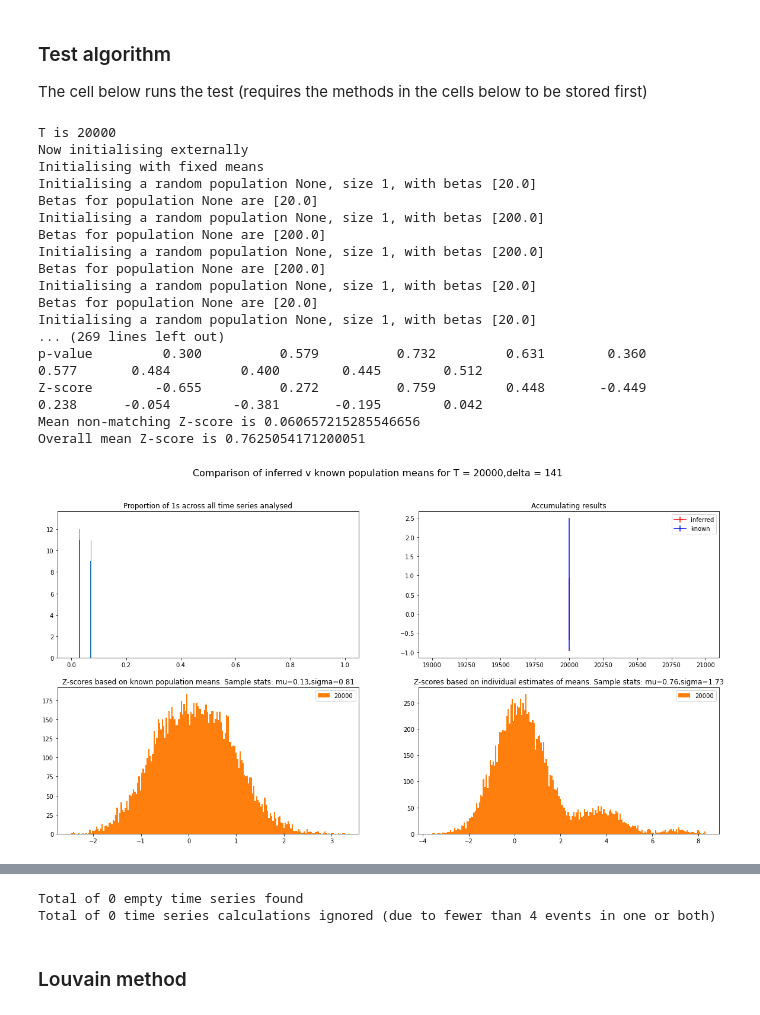
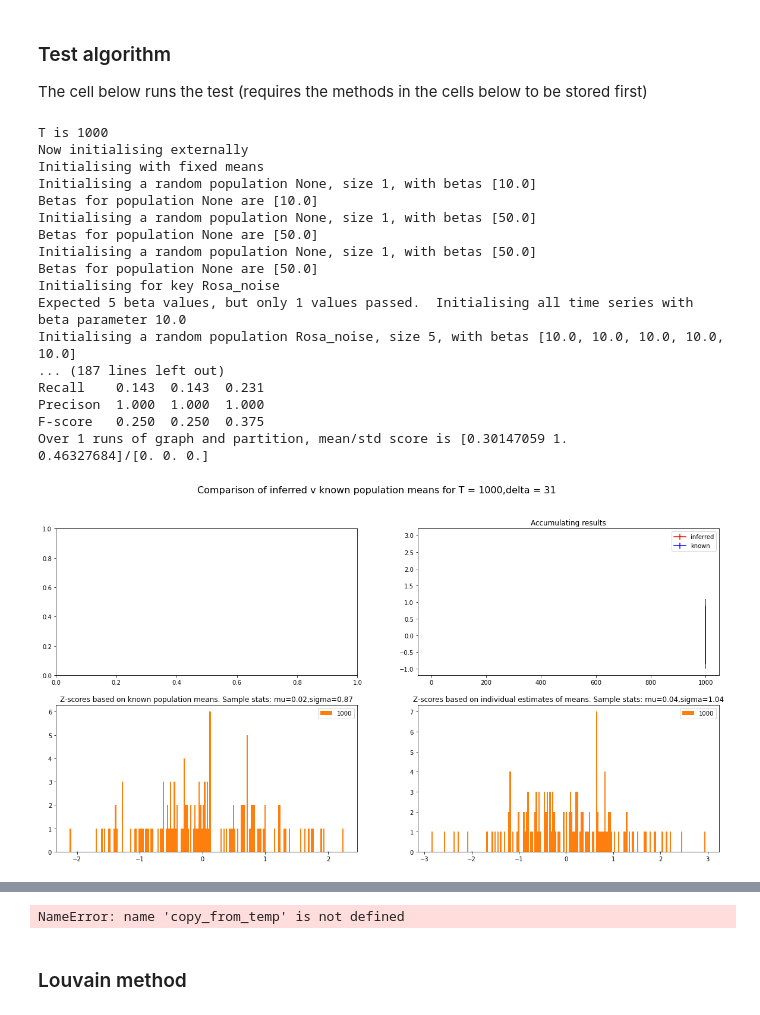
Before and after one commit to owenldennis/Tweet-timings, a Jupyter notebook: src/Tweet_project_tests.ipynb, the cells around one changed output, grey strips where cells are left out. Drawn from its saved outputs; the diff is of its cells as text; code cells hidden in the pictures.

Commit message:
streamlining_correlations_working

```diff
--- a/src/Tweet_project_tests.ipynb
+++ b/src/Tweet_project_tests.ipynb
@@ -8,9 +8,12 @@ The cell below runs the test (requires the methods in the cells below to be stor
 # %%
 import pointwise_correlation as pc
 import time_series_correlation as tc
+import testing_and_analysis_func as analysis_func
 import numpy as np
 import matplotlib.pyplot as plt
 import pandas as pd
+import os
+import shutil
 plt.rcParams['figure.figsize']=[20,10]
 
 pc.SHORT_TIME_SERIES_Z_SCORES = []
@@ -32,15 +35,18 @@ params_dict = {
                     }
 
 
-lengths=[20000]  # Which lengths of time series to run the algorithm for
+lengths=[1000]  # Which lengths of time series to run the algorithm for.  Only results from the final entry will be stored in TEMP directory
 
-multiple_population_params['Time series length']=lengths
+copy_results_out_of_temp_dir=True
 # if combining multiple populations, these are the parameters for initialising.
-multiple_population_params={'clusters':5,'mean lag range' : [10,40],'event probability range':[0.005,0.05],
-                            'noise scaling' : 5,'pop_sizes':[20,50]}
+multiple_population_params={'clusters':3,'pop_sizes':[5,7,10],
+                            'mean lag range' : [2,int(np.sqrt(lengths[-1])/2)],
+                            'event probability range':[100/lengths[-1],0.02],
+                            'noise scaling' : 5}
+multiple_population_params['Time series length']=lengths[-1]
 multiple_population_params['use fixed means']=params_dict['Use fixed means for setup']
 # if method for re-clustering=None then  community detection analysis will not be performed.  Other options are 'greedy_Louvain'
-multiple_population_params['method for re-clustering']=None#'greedy_Louvain'
+multiple_population_params['method for re-clustering']='greedy Louvain'
 
 
 
@@ -52,47 +58,54 @@ multiple_population_params['method for re-clustering']=None#'greedy_Louvain'
 #multiple_population_params['Method to interpret prob ranges']='no interpretation' # this passes the lists directly
 multiple_population_params['Method to interpret prob ranges']=np.random.choice(['given values only','min max'])
 
 pd.DataFrame.from_dict(multiple_population_params,orient='index').to_csv("{0}\meta_params.csv".format(pc.TEMP_DIR))
 
 
 
 td_to_store,df=compare_inferred_and_known_means(version=pc,xs=lengths,params=params_dict,
                                     multiple_populations=True,multiple_pop_params=multiple_population_params,
                                     poisson_process=True,disjoint=False,verbose=True)
 plt.show()
 display(df)
 
+
+
+
+if copy_results_out_of_temp_dir:
+    analysis_func.copy_from_temp(dest_root_dir="{0}/Multiple_population_correlations".format(pc.RESULTS_DIR))
+
+
 short_ts_data = np.array(pc.SHORT_TIME_SERIES_Z_SCORES)
 print("Total of {0} empty time series found".format(pc.EMPTY_TIME_SERIES_COUNT))
 print("Total of {0} time series calculations ignored (due to fewer than 4 events in one or both)".format(len(short_ts_data)))
 
 if len(short_ts_data):
     df = pd.DataFrame(list(np.transpose([[min(ts_data[0],ts_data[1]) for ts_data in short_ts_data],list(short_ts_data[:,2])])),
                       columns = ['Length of short time series','Z score'])
     print("Z_scores for comparisons involving very short series averaged : {0}".format(np.mean(short_ts_data[:,2])))
     #plt.plot([min(ts_data[0],ts_data[1]) for ts_data in short_ts_data],short_ts_data[:,2], 'x')
     #plt.show()
 
 #print("Mean and sigma for the z scores for empty time series are {0} and {1}".format(np.mean(z_scores), np.std(z_scores)))
 #plt.hist(z_scores)
 #print(td_to_store)
 # %% [output]
-T is 20000
+T is 1000
 Now initialising externally
 Initialising with fixed means
-Initialising a random population None, size 1, with betas [20.0]
-Betas for population None are [20.0]
-Initialising a random population None, size 1, with betas [200.0]
-Betas for population None are [200.0]
-Initialising a random population None, size 1, with betas [200.0]
-Betas for population None are [200.0]
-Initialising a random population None, size 1, with betas [20.0]
-Betas for population None are [20.0]
-Initialising a random population None, size 1, with betas [20.0]
-... (269 lines left out)
-p-value         0.300          0.579          0.732         0.631        0.360        0.577       0.484         0.400        0.445        0.512
-Z-score        -0.655          0.272          0.759         0.448       -0.449        0.238      -0.054        -0.381       -0.195        0.042
-Mean non-matching Z-score is 0.060657215285546656
-Overall mean Z-score is 0.7625054171200051
+Initialising a random population None, size 1, with betas [10.0]
+Betas for population None are [10.0]
+Initialising a random population None, size 1, with betas [50.0]
+Betas for population None are [50.0]
+Initialising a random population None, size 1, with betas [50.0]
+Betas for population None are [50.0]
+Initialising for key Rosa_noise
+Expected 5 beta values, but only 1 values passed.  Initialising all time series with beta parameter 10.0
+Initialising a random population Rosa_noise, size 5, with betas [10.0, 10.0, 10.0, 10.0, 10.0]
+... (187 lines left out)
+Recall    0.143  0.143  0.231
+Precison  1.000  1.000  1.000
+F-score   0.250  0.250  0.375
+Over 1 runs of graph and partition, mean/std score is [0.30147059 1.         0.46327684]/[0. 0. 0.]
-[figure, old version]
+[figure, new version]
 |  | T | Z score std dev (known means) | Z score mean (known means) | Z score std dev (inferred means) | Z score mean (inferred means) |
@@ -100,5 +113,4 @@ Overall mean Z-score is 0.7625054171200051
-Total of 0 empty time series found
-Total of 0 time series calculations ignored (due to fewer than 4 events in one or both)
+NameError: name 'copy_from_temp' is not defined
 # %% [markdown]
 ### Louvain method
 # %% [markdown]
```
Also changed, not shown: parts of 10 cells of this notebook, 5 other files.
